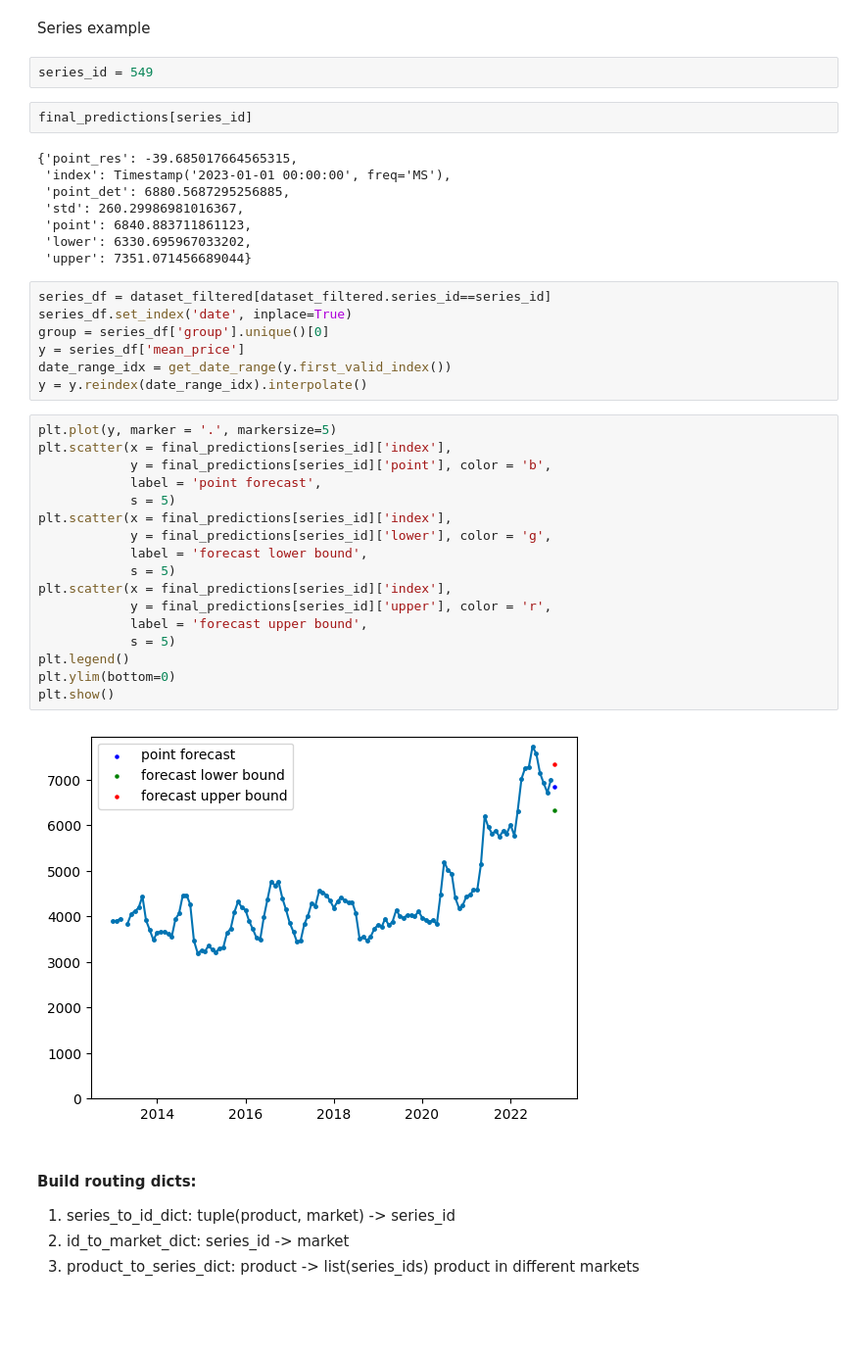
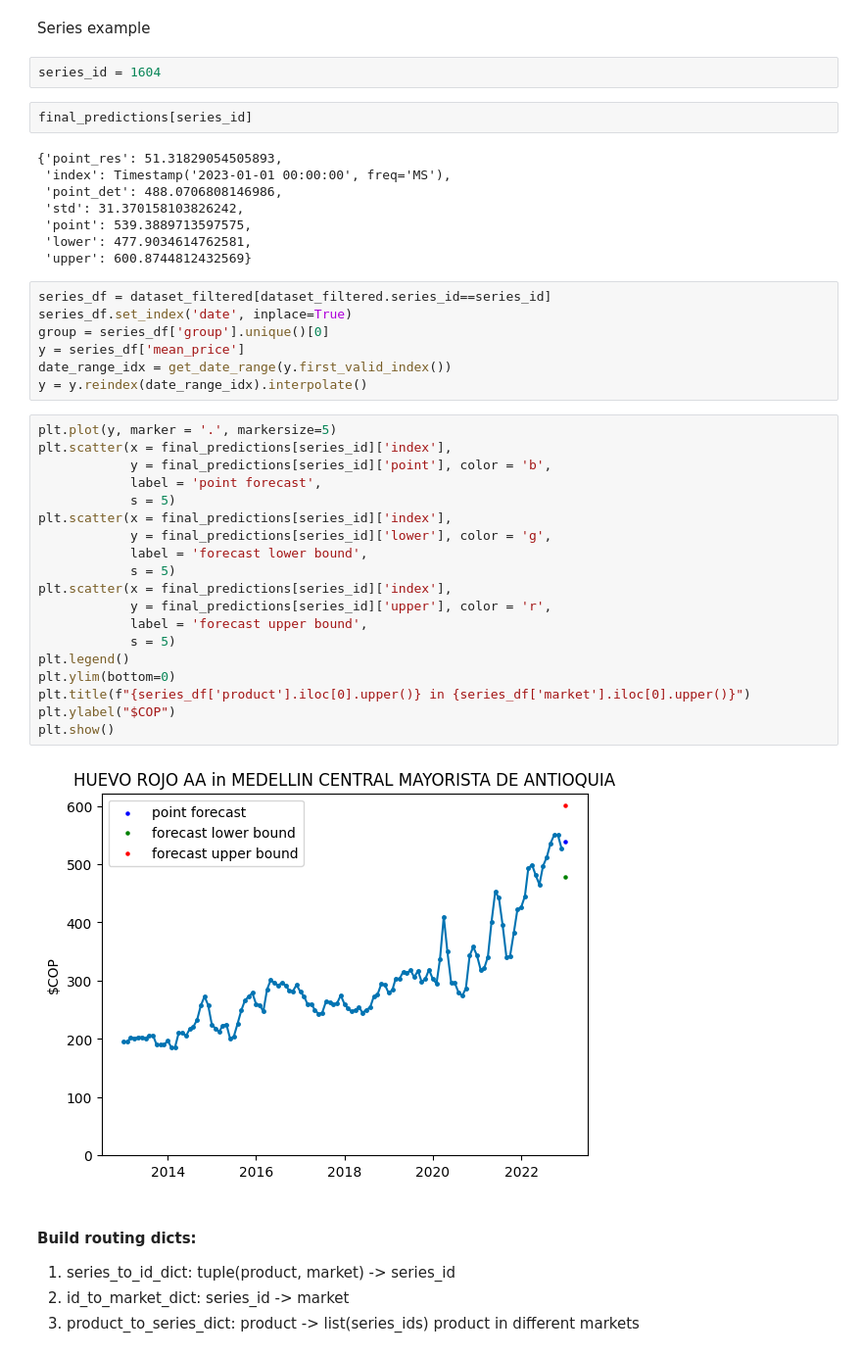
Before and after one commit to feligones/colombian_food_prices, a Jupyter notebook: notebooks/multi_ts_forecast.ipynb, the cells around one changed output. Shown: that part at 98% size. Saved outputs shown, nothing was run; the diff lists cells and outputs as text; blank space fills up the shorter version.

Commit message:
[ADD] new example and image

```diff
--- a/notebooks/multi_ts_forecast.ipynb
+++ b/notebooks/multi_ts_forecast.ipynb
@@ -227,17 +227,17 @@ final_predictions = {
 # %% [markdown]
 Series example
 # %%
-series_id = 549
+series_id = 1604
 # %%
 final_predictions[series_id]
 # %% [output]
-{'point_res': -39.685017664565315,
+{'point_res': 51.31829054505893,
  'index': Timestamp('2023-01-01 00:00:00', freq='MS'),
- 'point_det': 6880.5687295256885,
- 'std': 260.29986981016367,
- 'point': 6840.883711861123,
- 'lower': 6330.695967033202,
- 'upper': 7351.071456689044}
+ 'point_det': 488.0706808146986,
+ 'std': 31.370158103826242,
+ 'point': 539.3889713597575,
+ 'lower': 477.9034614762581,
+ 'upper': 600.8744812432569}
 # %%
 series_df = dataset_filtered[dataset_filtered.series_id==series_id]
 series_df.set_index('date', inplace=True)
@@ -248,22 +248,24 @@ y = y.reindex(date_range_idx).interpolate()
 # %%
 plt.plot(y, marker = '.', markersize=5)
 plt.scatter(x = final_predictions[series_id]['index'],
             y = final_predictions[series_id]['point'], color = 'b',
             label = 'point forecast',
             s = 5)
 plt.scatter(x = final_predictions[series_id]['index'],
             y = final_predictions[series_id]['lower'], color = 'g',
             label = 'forecast lower bound',
             s = 5)
 plt.scatter(x = final_predictions[series_id]['index'],
             y = final_predictions[series_id]['upper'], color = 'r',
             label = 'forecast upper bound',
             s = 5)
 plt.legend()
 plt.ylim(bottom=0)
+plt.title(f"{series_df['product'].iloc[0].upper()} in {series_df['market'].iloc[0].upper()}")
+plt.ylabel("$COP")
 plt.show()
 # %% [output]
-[figure, old version]
+[figure, new version]
 # %% [markdown]
 #### Build routing dicts:
 1. series_to_id_dict: tuple(product, market) -> series_id
```
Also changed, not shown: 1 other file.
